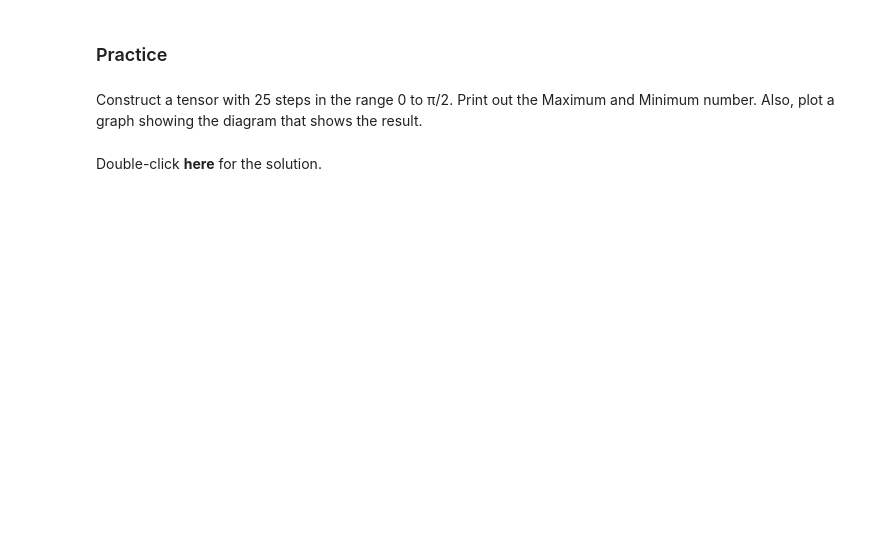
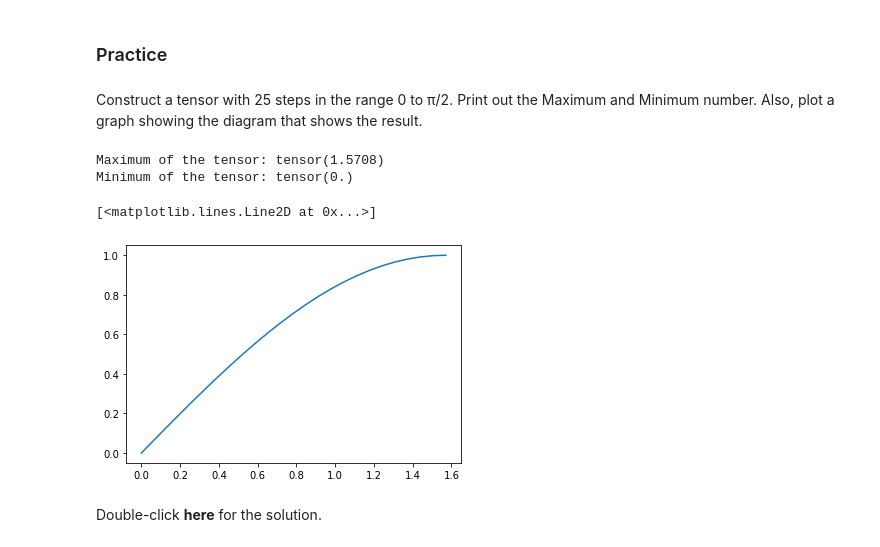
Before and after one commit to Aljoja/IBM-ML-Python, a Jupyter notebook: Deep Neural Networks with PyTorch/Week 1/1.1_1Dtensors_v2.ipynb, the cells around one changed output. Cells and saved outputs as stored; diff of their text form; code cells hidden in the pictures; blank space fills up the shorter version.

```diff
--- a/Deep Neural Networks with PyTorch/Week 1/1.1_1Dtensors_v2.ipynb
+++ b/Deep Neural Networks with PyTorch/Week 1/1.1_1Dtensors_v2.ipynb
@@ -603,7 +637,17 @@ Construct a tensor with 25 steps in the range 0 to π/2. Print out the Maximum a
 # %%
 # Practice: Create your tensor, print max and min number, plot the sin result diagram
 
 # Type your code here
+pi_tensor = torch.linspace(0, np.pi/2, 25)
+print("Maximum of the tensor:", pi_tensor.max())
+print("Minimum of the tensor:", pi_tensor.min())
+sin_result = torch.sin(pi_tensor)
+plt.plot(pi_tensor.numpy(), sin_result.numpy())
+# %% [output]
+Maximum of the tensor: tensor(1.5708)
+Minimum of the tensor: tensor(0.)
+[<matplotlib.lines.Line2D at 0x...>]
+[figure, added]
 # %% [markdown]
 Double-click <b>here</b> for the solution.
 <!--
```
Also changed, not shown: parts of 12 cells of this notebook, 1 other file.
